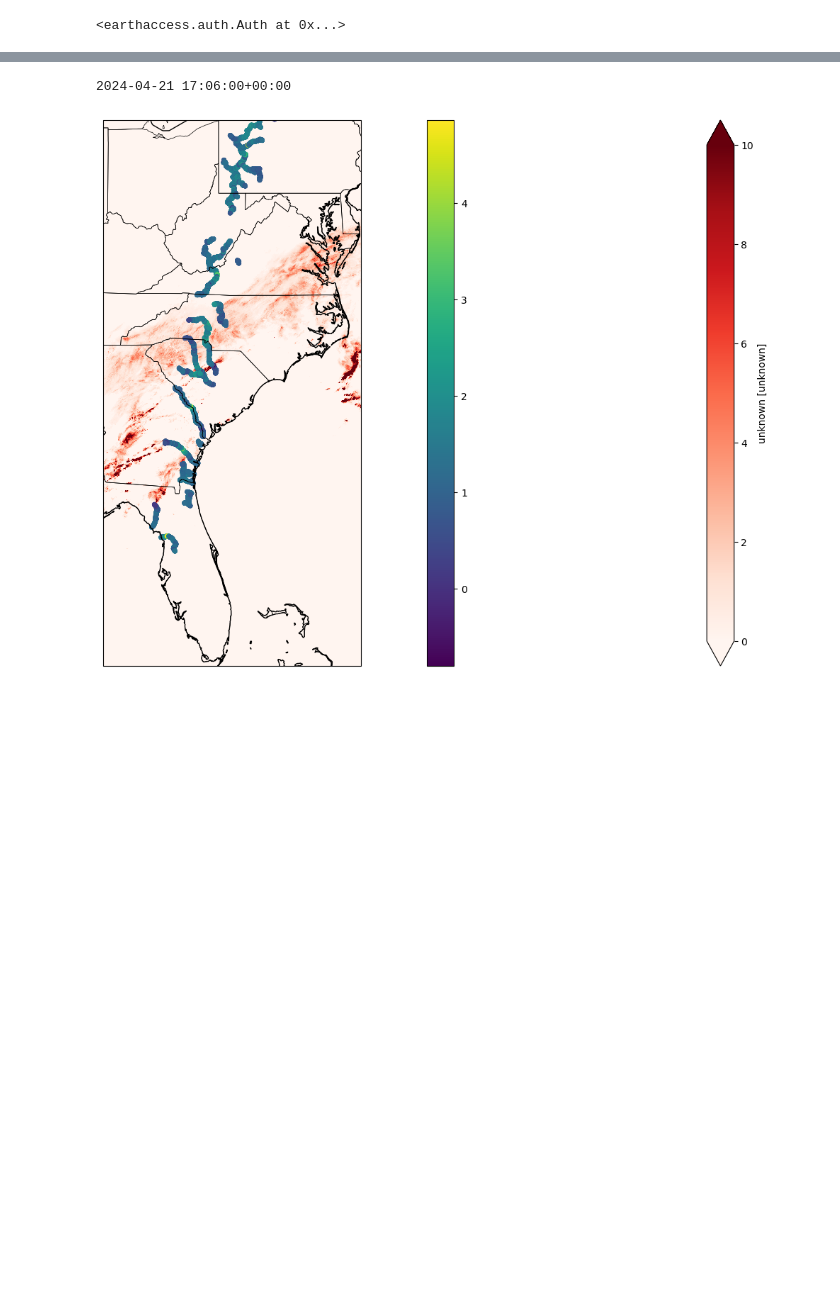
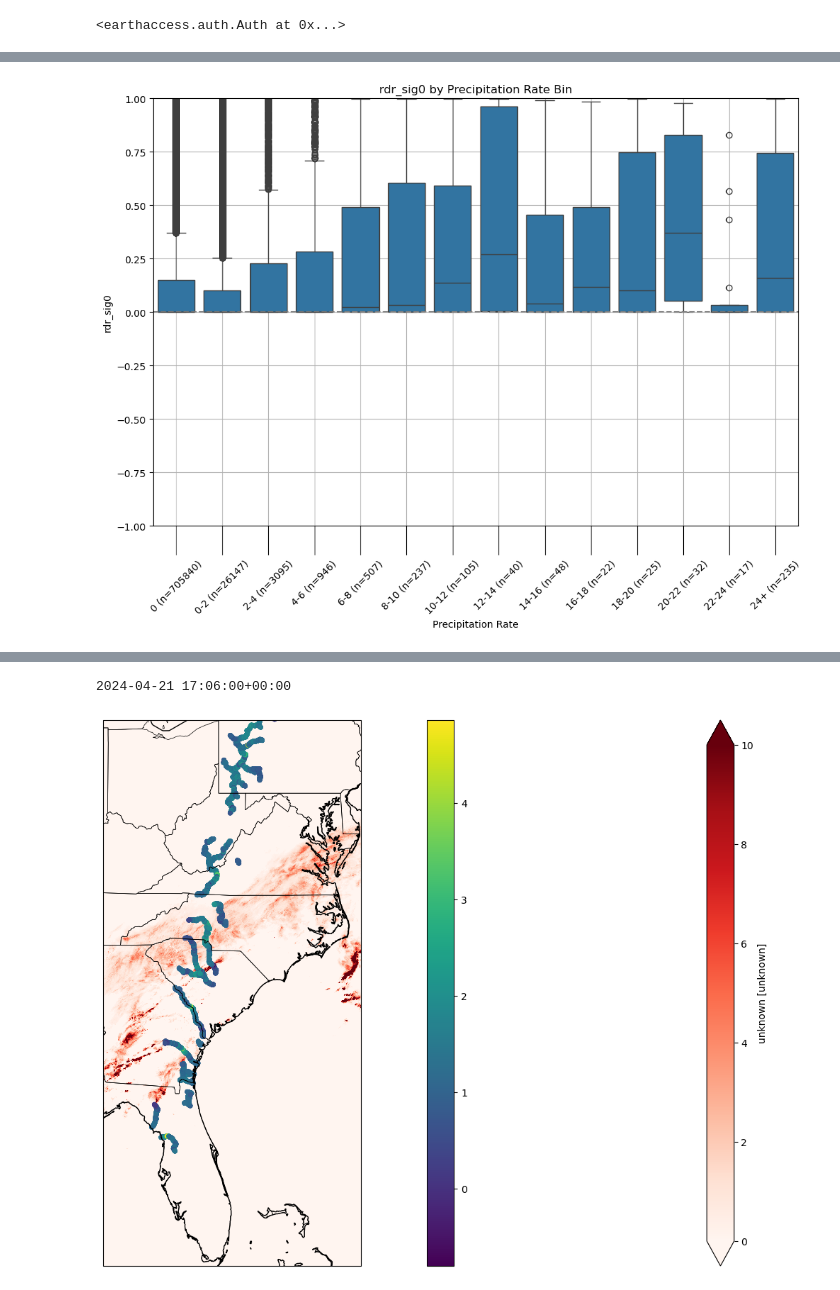
Before and after one commit to msabincolorado/swot-precip-validation, a Jupyter notebook: notebooks/pulling_pass_by_pass.ipynb, the cells around one changed output, grey strips where cells are left out. Cells and saved outputs as stored; diff of their text form; code cells hidden in the pictures; blank space fills up the shorter version.

```diff
--- a/notebooks/pulling_pass_by_pass.ipynb
+++ b/notebooks/pulling_pass_by_pass.ipynb
@@ -134,0 +295,22 @@ river_results
+# %%
+# Preferences
+importlib.reload(dwld)
+use_cache = True
+mrms_vars = dict(
+    # flag=('PrecipFlag_00.00', False),  # Binary flag (0/1) for precipitation
+    rate=('PrecipRate_00.00', False),  # Precipitation rate (mm/hr)
+    quality=('RadarAccumulationQualityIndex_01H_00.00', True),
+    quality_index=('RadarQualityIndex_00.00', False)  # Quality index (0-100)
+    #zdr=('MergedZdr_00.00', False)  # Differential reflectivity (dB)
+)
+# Download MRMS data for each variable if not already downloaded
+for _, (var_name, hourly) in mrms_vars.items():
+    var_path = precip_path.parent / precip_path.name.format(var_name=var_name)
+    print(var_path)
+    if not var_path.exists() or not use_cache:
+        dwld.download_mrms_parallel(
+            combined_gdf,
+            # test_df,
+            var_name=var_name,
+            precip_path=precip_path,
+            hourly=hourly)
@@ -134,0 +350,21 @@ river_results
+# %%
+fig, ax = plt.subplots(figsize=(12, 8))
+counts = filtered_combined_gdf.groupby('precip_bin_mm_hr').size()
+ax = sns.boxplot(data=filtered_combined_gdf, x='precip_bin_mm_hr', y='dark_frac'
+    )
+ax.set_xticklabels(
+    [f"{cat} (n={counts[cat]})" for cat in counts.index],
+    rotation=45
+)
+ax.set_xlabel("Precipitation Rate")
+ax.tick_params(axis='x', length=30)
+# Add a dashed horizontal line at y=0
+plt.axhline(0, color='gray', linestyle='--')
+plt.title(f"rdr_sig0 by Precipitation Rate Bin")
+plt.ylabel("rdr_sig0")
+plt.ylim(-1,1)
+# plt.xticks(rotation=45)
+plt.grid()
+plt.show()
+# %% [output]
+[figure, added]
```
Also changed, not shown: parts of 18 cells of this notebook, 11 other files.
